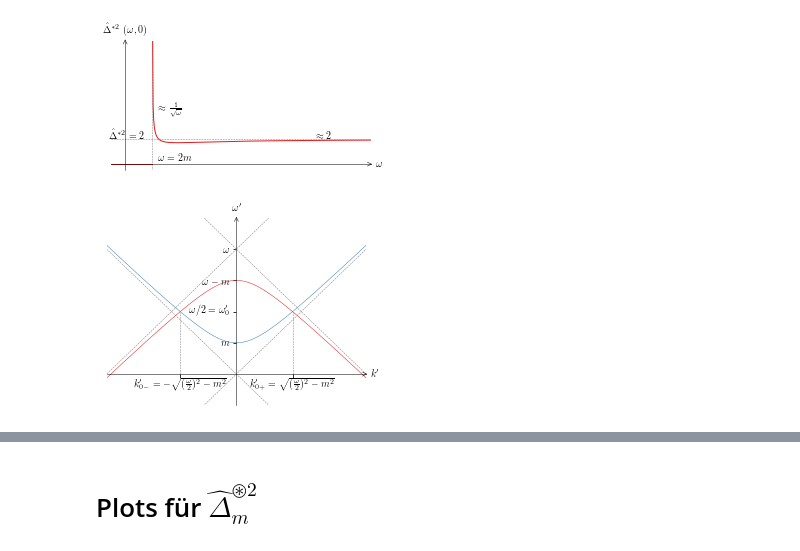
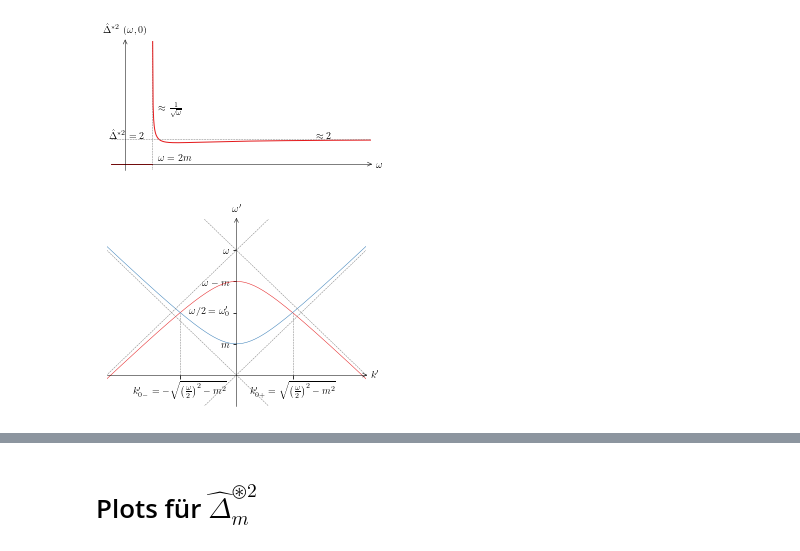
Before and after one commit to jlbosse/Bachelorarbeit, a Jupyter notebook: Aufschrieb/images/Plots.ipynb, the cells around one changed output, grey strips where cells are left out. Drawn from its saved outputs; the diff is of its cells as text; code cells hidden in the pictures.

```diff
--- a/Aufschrieb/images/Plots.ipynb
+++ b/Aufschrieb/images/Plots.ipynb
@@ -135,0 +164,28 @@ fig.savefig("supp_psi.pdf")
+# %%
+k = np.linspace(-40,40,200)
+
+fig, ax = plt.subplots(figsize=(4,2.8))
+ax.plot(k,k, ls='--', color='grey')
+ax.plot(k,-k, ls='--', color='grey')
+
+arrowprops = dict(arrowstyle='->', facecolor='black', linewidth='0.5')
+#draw_support(ax, a=1, s=0)
+
+ax.fill([-1,-1,1,1],[0.5,2,2,0.5], lw=0.5, ls='-',fc=(0.5, 0.5, 0.5, 0.5), ec='black', fill=True, aa=True)
+draw_support(ax, a=0.1, s=1)
+ax.annotate(r"${\cdot}$", (0,1), xytext=(15,15),xycoords='data',arrowprops=arrowprops)
+ax.text(4,3,"Substitution 1")
+
+ax.spines['left'].set_position('zero')
+ax.spines['bottom'].set_position('zero')
+ax.set_xticks([])
+ax.set_yticks([])
+arrowed_spines(ax=ax,labels=(r'$k$',r'$\omega$'))
+
+ax.set_xlim([-25,25])
+ax.set_ylim([-18,18])
+
+fig.tight_layout()
+
+fig.savefig("supp_psi_substitution2.pgf")
+fig.savefig("supp_psi_substitution2.pdf")
@@ -287,36 +345,36 @@ label1 = r"$\omega^{\prime 2} = k^{\prime} + m^2, \omega^{\prime} > 0$"
 label2 = r"$(\omega - \omega^{\prime})^2 = (k-k^{\prime})^2 + m^2, \omega - \omega^{\prime} > 0$"
 ax.plot(k,inverted_mass_shell, label=label2)
 ax.plot(k,mass_shell, label=label1)
 
 ax.plot(k,k, ls='--', color='grey')
 ax.plot(k,-k, ls='--', color='grey')
 ax.plot(p-k,E-k, ls='--', color='grey')
 ax.plot(p-k,E+k, ls='--', color='grey')
 
 #arrowprops = dict(arrowstyle='<-', facecolor='black', linewidth='0.5')
 #ax.annotate(r"$(k, \omega)$", (0,0), xytext=(p-0.45,E+0.2),xycoords='data',arrowprops=arrowprops)
 
 ax.spines['left'].set_position('zero')
 ax.spines['bottom'].set_position('zero')
 ylabels=[r'$m$',r"$\omega/2 = \omega^\prime_0$", r'$\omega - m$', r'$\omega$']
-xlabels=[r"$k^\prime_{0-} = -\sqrt{(\frac{\omega}{2})^2-m^2}$",\
-         r"$k^\prime_{0+} = \sqrt{(\frac{\omega}{2})^2-m^2}$"]
+xlabels=[r"$k^\prime_{0-} = -\sqrt{\left(\frac{\omega}{2}\right)^2-m^2}$",\
+         r"$k^\prime_{0+} = \sqrt{\left(\frac{\omega}{2}\right)^2-m^2}$"]
 plt.yticks([m,E/2,E-m,E],ylabels)
 plt.xticks([-np.sqrt((E/2)**2-m**2),np.sqrt((E/2)**2-m**2)],xlabels)
 ax.vlines((-np.sqrt((E/2)**2-m**2),+np.sqrt((E/2)**2-m**2)),0,E/2,colors='grey',linestyles='--')
 
 ax.set_xlim([-4,4])
 ax.set_ylim([-1,5])
 
 arrowed_spines(ax=ax,labels=(r"$k^{\prime}$",r"$\omega^{\prime}$"))
 #leg = ax.legend(loc=3)
 #leg.get_frame().set_linewidth(0.0)
 
 fig.tight_layout()
 fig.savefig("mass_shell_convolution.pdf")
 fig.savefig("mass_shell_convolution.pgf")
 # %% [output]
-[figure, old version]
+[figure, new version]
 # %%
 x = np.linspace(-1,1,100)
 l1 = 0.8 + x
```
Also changed, not shown: parts of 9 cells of this notebook, 29 other files.
